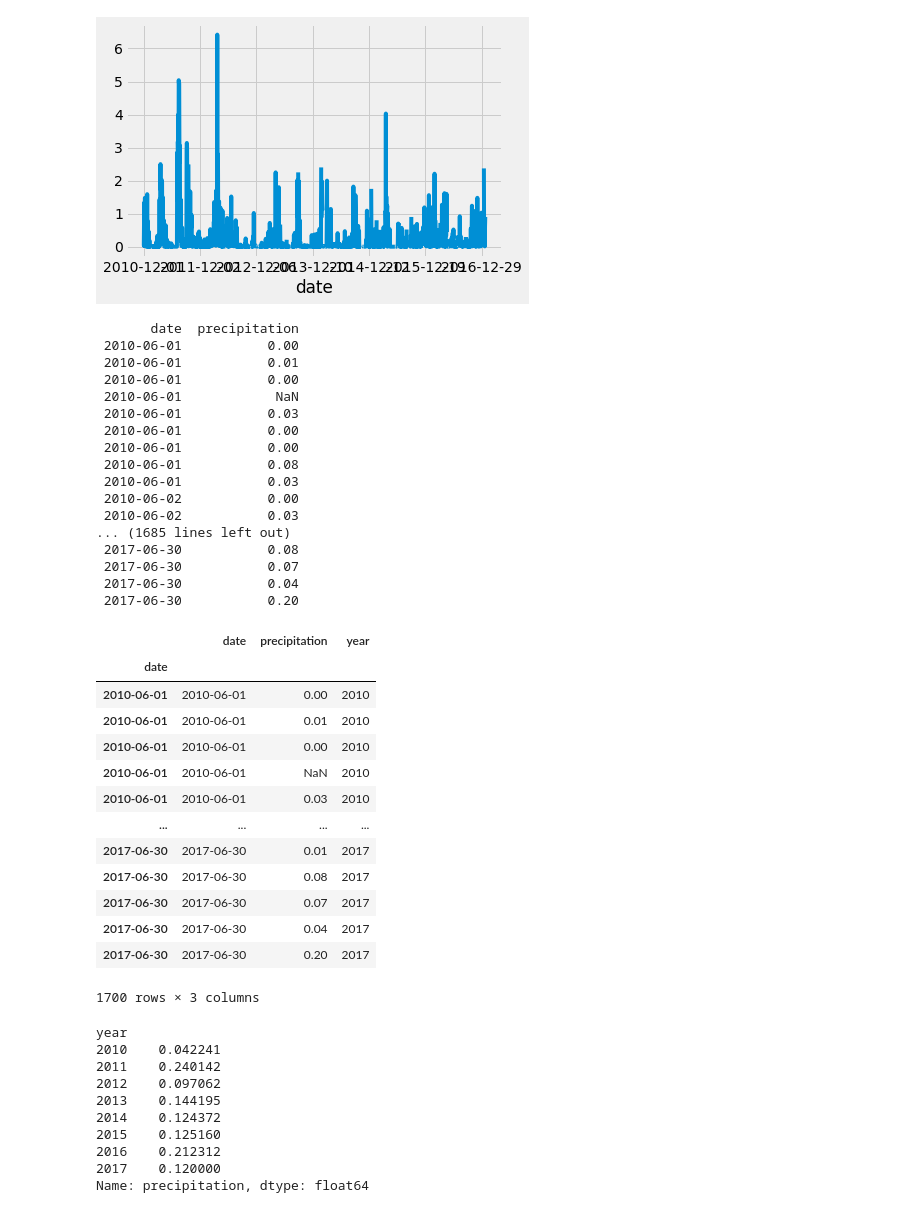
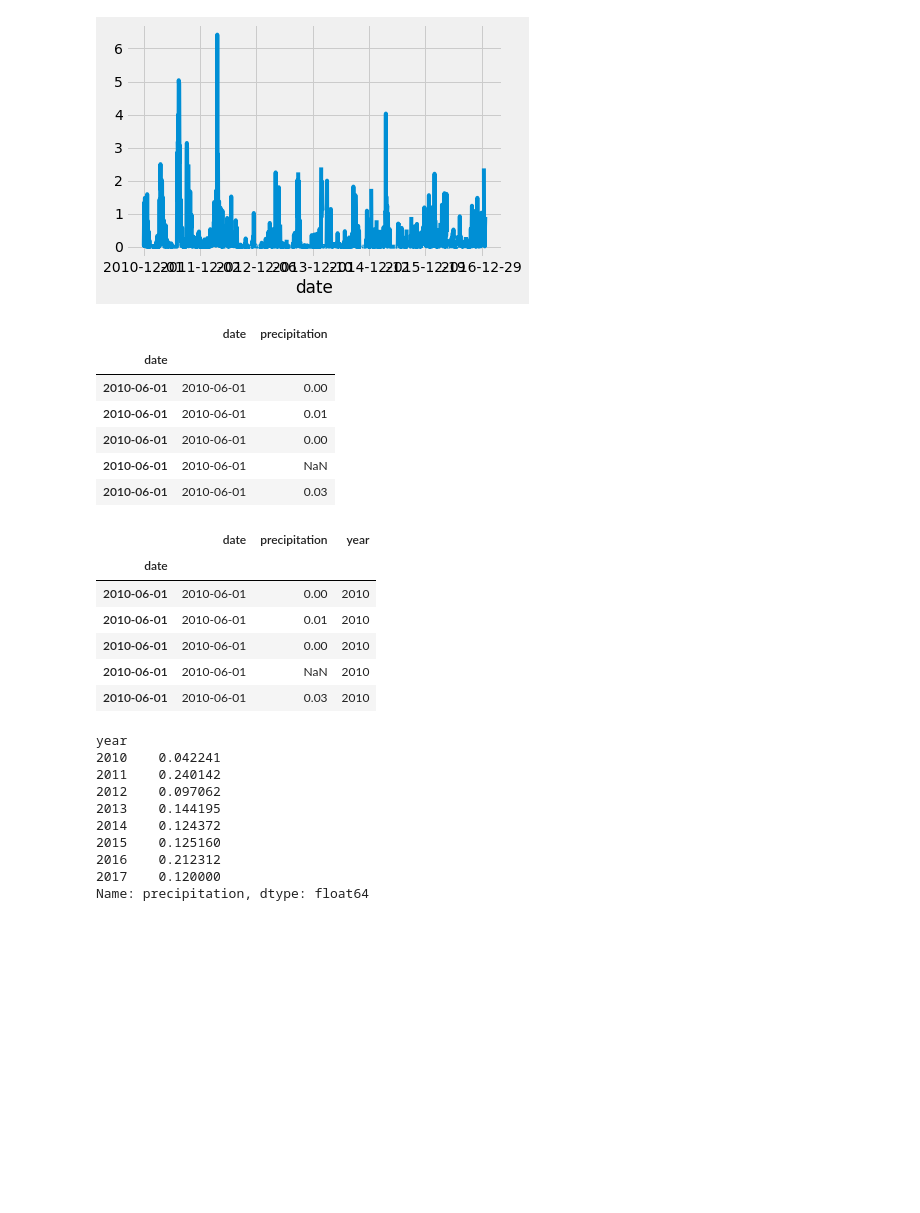
Before and after one commit to mariawolf29/surfs_up, a Jupyter notebook: Challenge 9.ipynb, the cells around one changed output. Cells and saved outputs as stored; diff of their text form; code cells hidden in the pictures; blank space fills up the shorter version.

```diff
--- a/Challenge 9.ipynb
+++ b/Challenge 9.ipynb
@@ -205,44 +169,27 @@ df_june.set_index(df_june['date'], inplace=True)
 
 # Sort the dataframe by date
 df_june = df_june.sort_index()
-print(df_june.to_string(index=False))
+df_june.head()
 # %% [output]
-       date  precipitation
- 2010-06-01           0.00
- 2010-06-01           0.01
- 2010-06-01           0.00
- 2010-06-01            NaN
- 2010-06-01           0.03
- 2010-06-01           0.00
- 2010-06-01           0.00
- 2010-06-01           0.08
- 2010-06-01           0.03
- 2010-06-02           0.00
- 2010-06-02           0.03
-... (1685 lines left out)
- 2017-06-30           0.08
- 2017-06-30           0.07
- 2017-06-30           0.04
- 2017-06-30           0.20
+|  | date | precipitation |
+| date |  |  |
+| 2010-06-01 | 2010-06-01 | 0.00 |
+| 2010-06-01 | 2010-06-01 | 0.01 |
+| 2010-06-01 | 2010-06-01 | 0.00 |
+| 2010-06-01 | 2010-06-01 | NaN |
+| 2010-06-01 | 2010-06-01 | 0.03 |
 # %%
 # Create column for year only:
 df_june["year"] = df_june["date"].str.slice(0, 4).astype(int)
-df_june
+df_june.head()
 # %% [output]
 |  | date | precipitation | year |
 | date |  |  |  |
 | 2010-06-01 | 2010-06-01 | 0.00 | 2010 |
 | 2010-06-01 | 2010-06-01 | 0.01 | 2010 |
 | 2010-06-01 | 2010-06-01 | 0.00 | 2010 |
 | 2010-06-01 | 2010-06-01 | NaN | 2010 |
 | 2010-06-01 | 2010-06-01 | 0.03 | 2010 |
-| ... | ... | ... | ... |
-| 2017-06-30 | 2017-06-30 | 0.01 | 2017 |
-| 2017-06-30 | 2017-06-30 | 0.08 | 2017 |
-| 2017-06-30 | 2017-06-30 | 0.07 | 2017 |
-| 2017-06-30 | 2017-06-30 | 0.04 | 2017 |
-| 2017-06-30 | 2017-06-30 | 0.20 | 2017 |
-1700 rows × 3 columns
 # %%
 # APPROACH 1:
 # using method groupby to calculate the average precipitation per year accross all
```
Also changed, not shown: parts of 3 cells of this notebook.
